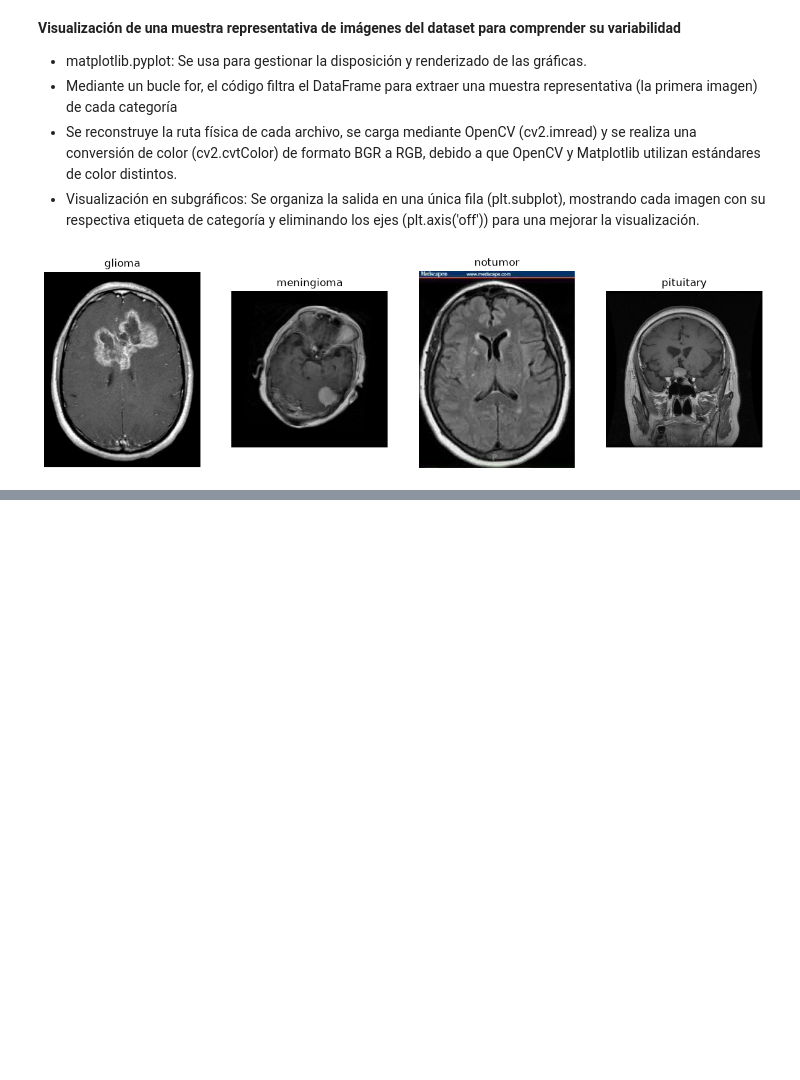
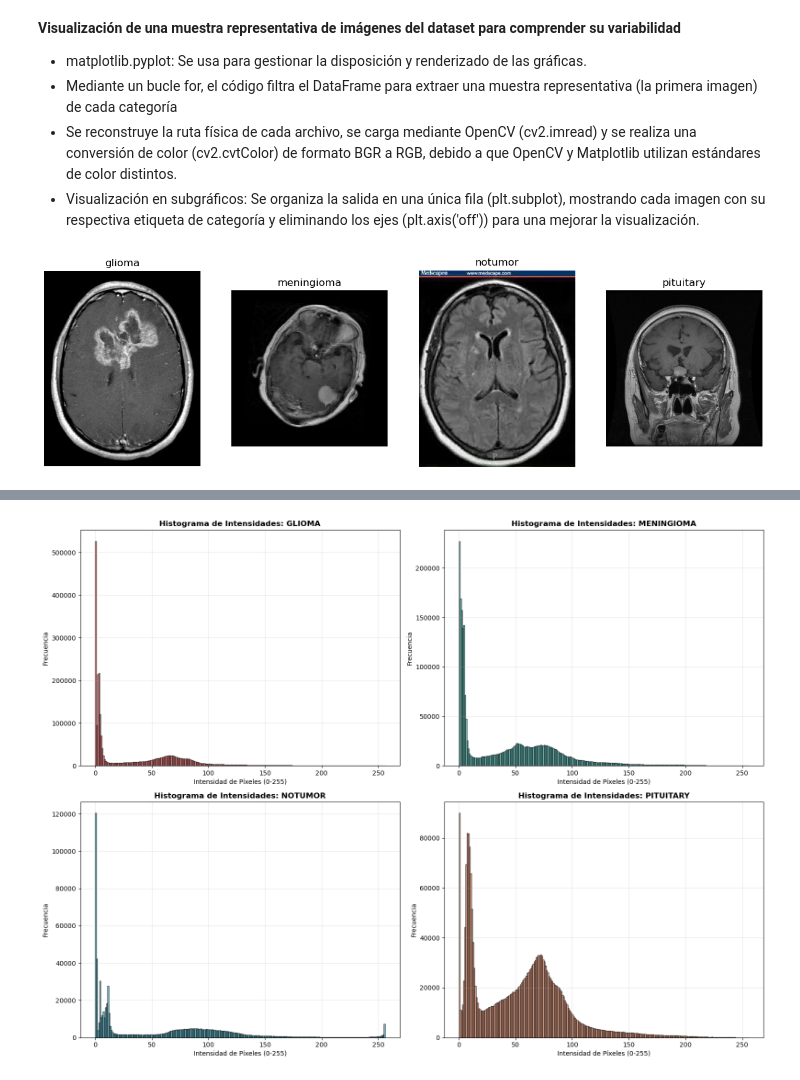
Before and after one commit to Alelop-Itu/TUMORES-CEREBRALES, a Jupyter notebook: Tumores cerebrales.ipynb, the cells around one changed output, grey strips where cells are left out. Cells and saved outputs as stored; diff of their text form; code cells hidden in the pictures; blank space fills up the shorter version.

```diff
--- a/Tumores cerebrales.ipynb
+++ b/Tumores cerebrales.ipynb
@@ -83,7 +85,6 @@ import os
 # %%
 # Definir la ruta del dataset (ajusta 'path' a la variable resultante del paso anterior)
 data_dir = path
-
 def explorar_dataset_profundo(base_path):
     datos = []
     # Recorremos el dataset principal (Training y Testing)
@@ -107,6 +108,8 @@ def explorar_dataset_profundo(base_path):
                                 'res_alto': img.shape[0] #alto
                             })
     return pd.DataFrame(datos)
+
+df_info = explorar_dataset_profundo(data_dir)
 # %% [markdown]
 **Aclaraciones requeridas por el proyecto**
 
@@ -175,0 +332,35 @@ plt.show()
+# %%
+# Histogramas de intensidades de píxeles por categoría
+fig, axes = plt.subplots(2, 2, figsize=(16, 12))
+
+categorias_list = df_info['categoria'].unique()
+colores_dist = ['#FF6B6B', '#4ECDC4', '#45B7D1', '#FFA07A']
+
+for idx, (ax, categoria) in enumerate(zip(axes.flat, categorias_list)):
+    # Recolectar todas las intensidades de píxeles de una categoría
+    todas_intensidades = []
+
+    img_dir = os.path.join(data_dir, 'Training', categoria)
+
+    # Recolectar píxeles de varias imágenes de la categoría
+    for img_name in os.listdir(img_dir)[:10]:  # Primeras 10 imágenes
+        img_path = os.path.join(img_dir, img_name)
+        if img_name.lower().endswith(('.jpg', '.png', '.jpeg')):
+            img = cv2.imread(img_path, cv2.IMREAD_GRAYSCALE)
+            if img is not None:
+                todas_intensidades.extend(img.flatten().tolist())
+
+    # Crear histograma
+    if todas_intensidades:
+        ax.hist(todas_intensidades, bins=256, range=(0, 256),
+               color=colores_dist[idx], alpha=0.7, edgecolor='black')
+        ax.set_title(f'Histograma de Intensidades: {categoria.upper()}',
+                    fontsize=12, fontweight='bold')
+        ax.set_xlabel('Intensidad de Píxeles (0-255)')
+        ax.set_ylabel('Frecuencia')
+        ax.grid(alpha=0.3)
+
+plt.tight_layout()
+plt.show()
+# %% [output]
+[figure, added]
```
Also changed, not shown: parts of 18 cells of this notebook.
